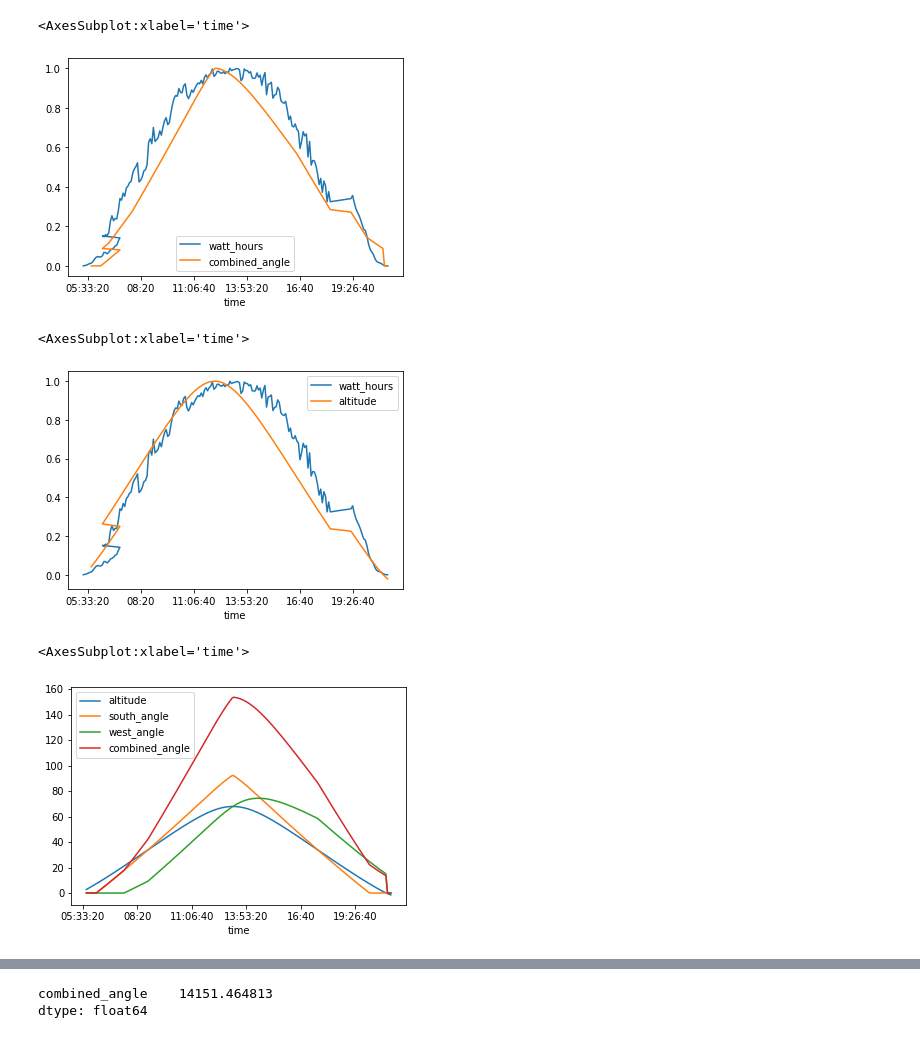
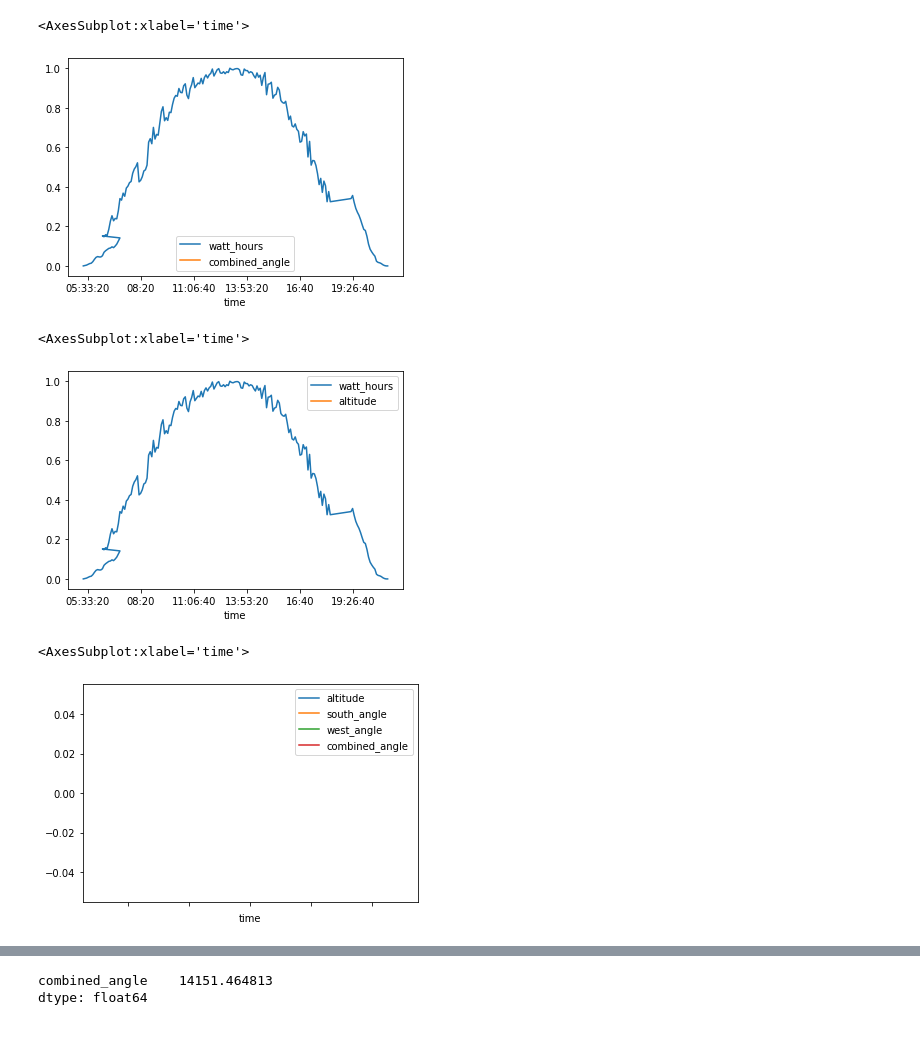
Before and after one commit to electronhead/solarium, a Jupyter notebook: solar.ipynb, the cells around one changed output, grey strips where cells are left out. Drawn from its saved outputs; the diff is of its cells as text; code cells hidden in the pictures.

```diff
--- a/solar.ipynb
+++ b/solar.ipynb
@@ -13,6 +25,7 @@ not_long_ago = e.today() - timedelta(days=14)
 # %%
-data = e.compute_data_frame(complete_days=False, start_date=a_few_days_ago)
+data = e.compute_data_frame()
 e.augment_data_frame(data)
 data_copy = data.copy()
-data15 = e.compute_data_frame(complete_days=False, increment=15)
-data60 = e.compute_data_frame(complete_days=False, increment=60)
+# data15 = e.compute_data_frame(increment=15)
+# data30 = e.compute_data_frame(increment=30)
+data60 = e.compute_data_frame(increment=60)
@@ -93,6 +98,6 @@ Name: watt_hours, dtype: int64
 # %%
 col = e.combined
-angle_date = date(2020,6,21)
+angle_date = date(2021,6,21)
 kwh = e.by_date(data, e.online_date(), e.today()).groupby(e.t)
 angles = e.by_date(data, angle_date, angle_date).groupby(e.t)
 kwh_maxed = kwh[e.wh].agg(np.max)
@@ -104,10 +109,10 @@ normalized_with_ratio = normalized.assign(ratio = lambda x: x[e.wh] / x[col])
 normalized.plot()
 # %% [output]
 <AxesSubplot:xlabel='time'>
-[figure, old version]
+[figure, new version]
 # %%
 col = e.alt
-angle_date = date(2020,6,21)
+angle_date = date(2021,6,21)
 kwh = e.by_date(data, e.online_date(), e.today()).groupby(e.t)
 angles = e.by_date(data, angle_date, angle_date).groupby(e.t)
 kwh_maxed = kwh[e.wh].agg(np.max)
@@ -119,14 +124,14 @@ normalized_with_ratio = normalized.assign(ratio = lambda x: x[e.wh] / x[col])
 normalized.plot()
 # %% [output]
 <AxesSubplot:xlabel='time'>
-[figure, old version]
+[figure, new version]
 # %%
-angle_date = date(2020,6,21)
+angle_date = date(2021,6,21)
 angles = e.by_date(data, angle_date, angle_date)
 angles[[e.t, e.alt, e.south, e.west, e.combined]].plot(x=e.t)
 # %% [output]
 <AxesSubplot:xlabel='time'>
-[figure, old version]
+[figure, new version]
 # %%
 wh = pd.DataFrame(data.groupby(e.t)[e.wh].max(), columns=[e.wh])
 angles = pd.DataFrame(e.by_date(data, date(2020,6,21), date(2020,6,21)).groupby(e.t)[e.combined].max(), columns=[e.combined])
```
Also changed, not shown: parts of 8 cells of this notebook, 3 other files.
